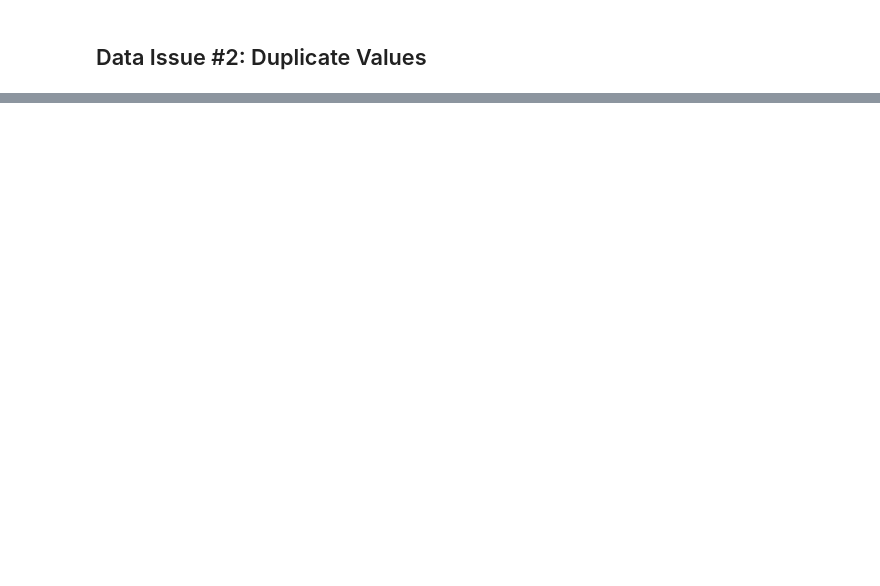
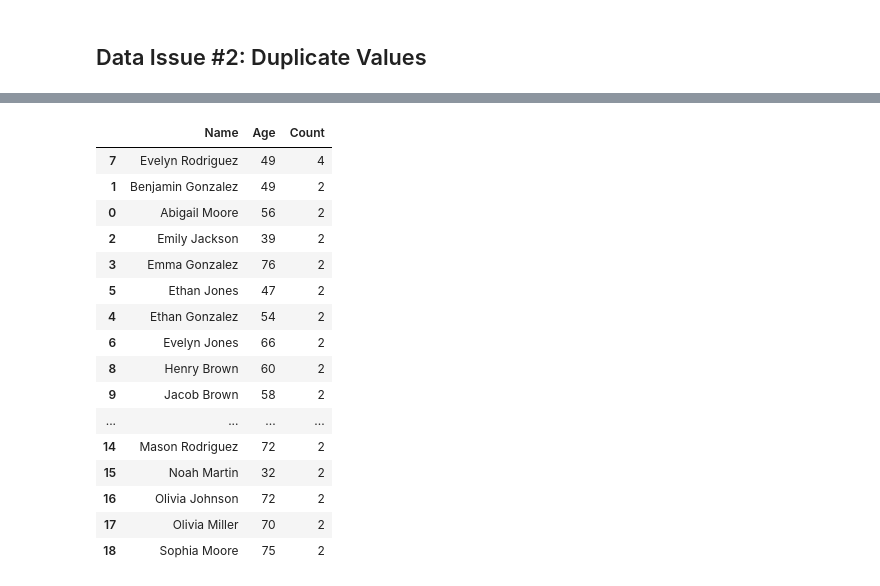
Before and after one commit to Launchpad-Analytics/Workshop-IntroToPython, a Jupyter notebook: s310/day3/03_data_cleaning_topics.ipynb, the cells around one changed output, grey strips where cells are left out. Drawn from its saved outputs; the diff is of its cells as text; code cells hidden in the pictures; blank space fills up the shorter version.

```diff
--- a/s310/day3/03_data_cleaning_topics.ipynb
+++ b/s310/day3/03_data_cleaning_topics.ipynb
@@ -227,0 +393,20 @@ IntCastingNaNError: Cannot convert non-finite values (NA or inf) to integer.Repl
+# %%
+survey_data[survey_data.duplicated(subset=["Name", "Age", "Address"], keep=False)].groupby(["Name", "Age"]).size().reset_index(name='Count').sort_values(by='Count', ascending=False)
+# %% [output]
+|  | Name | Age | Count |
+| 7 | Evelyn Rodriguez | 49 | 4 |
+| 1 | Benjamin Gonzalez | 49 | 2 |
+| 0 | Abigail Moore | 56 | 2 |
+| 2 | Emily Jackson | 39 | 2 |
+| 3 | Emma Gonzalez | 76 | 2 |
+| 5 | Ethan Jones | 47 | 2 |
+| 4 | Ethan Gonzalez | 54 | 2 |
+| 6 | Evelyn Jones | 66 | 2 |
+| 8 | Henry Brown | 60 | 2 |
+| 9 | Jacob Brown | 58 | 2 |
+| ... | ... | ... | ... |
+| 14 | Mason Rodriguez | 72 | 2 |
+| 15 | Noah Martin | 32 | 2 |
+| 16 | Olivia Johnson | 72 | 2 |
+| 17 | Olivia Miller | 70 | 2 |
+| 18 | Sophia Moore | 75 | 2 |
```
Also changed, not shown: parts of 13 cells of this notebook.
